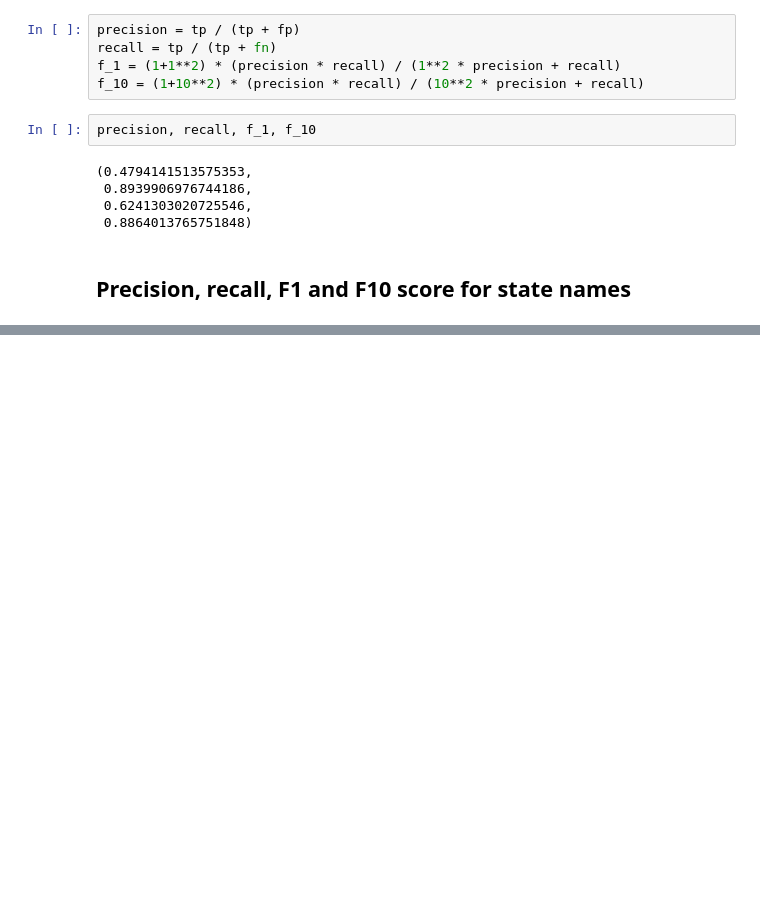
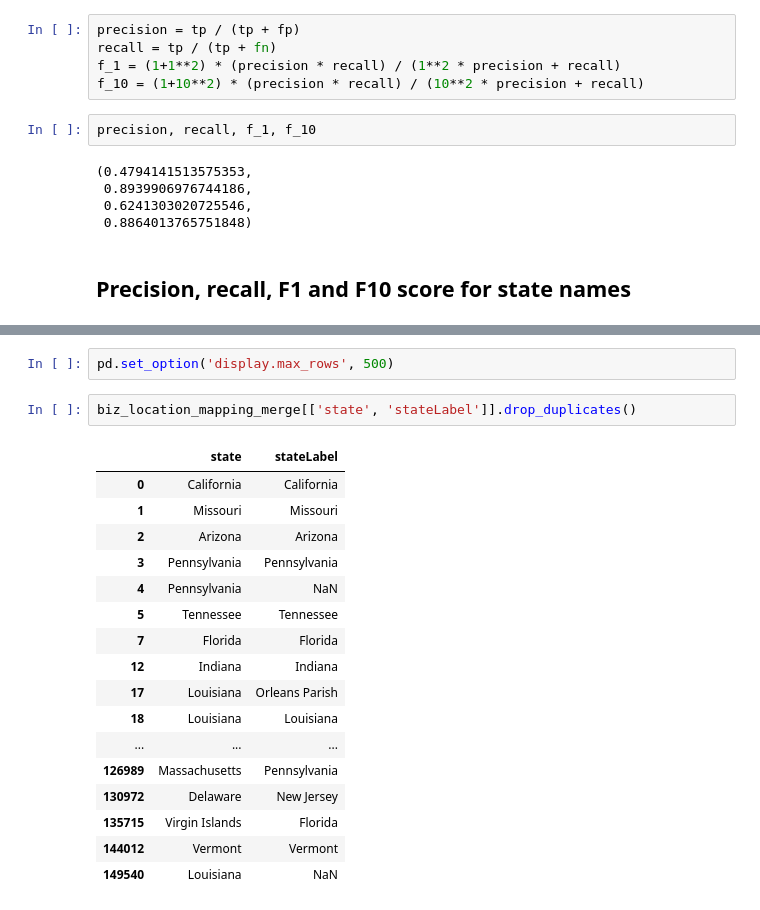
Before and after one commit to christiannielsen98/DVML-P7, a Jupyter notebook: Code/KnowledgeGraphEnrichment/location_from_wikidata.ipynb, the cells around one changed output, grey strips where cells are left out. Cells and saved outputs as stored; diff of their text form; blank space fills up the shorter version.

```diff
--- a/Code/KnowledgeGraphEnrichment/location_from_wikidata.ipynb
+++ b/Code/KnowledgeGraphEnrichment/location_from_wikidata.ipynb
@@ -255,0 +307,22 @@ state_abv = {'ALABAMA':'AL',
+# %%
+pd.set_option('display.max_rows', 500)
+# %%
+biz_location_mapping_merge[['state', 'stateLabel']].drop_duplicates()
+# %% [output]
+|  | state | stateLabel |
+| 0 | California | California |
+| 1 | Missouri | Missouri |
+| 2 | Arizona | Arizona |
+| 3 | Pennsylvania | Pennsylvania |
+| 4 | Pennsylvania | NaN |
+| 5 | Tennessee | Tennessee |
+| 7 | Florida | Florida |
+| 12 | Indiana | Indiana |
+| 17 | Louisiana | Orleans Parish |
+| 18 | Louisiana | Louisiana |
+| ... | ... | ... |
+| 126989 | Massachusetts | Pennsylvania |
+| 130972 | Delaware | New Jersey |
+| 135715 | Virgin Islands | Florida |
+| 144012 | Vermont | Vermont |
+| 149540 | Louisiana | NaN |
```
Also changed, not shown: parts of 6 cells of this notebook, 4 other files.
